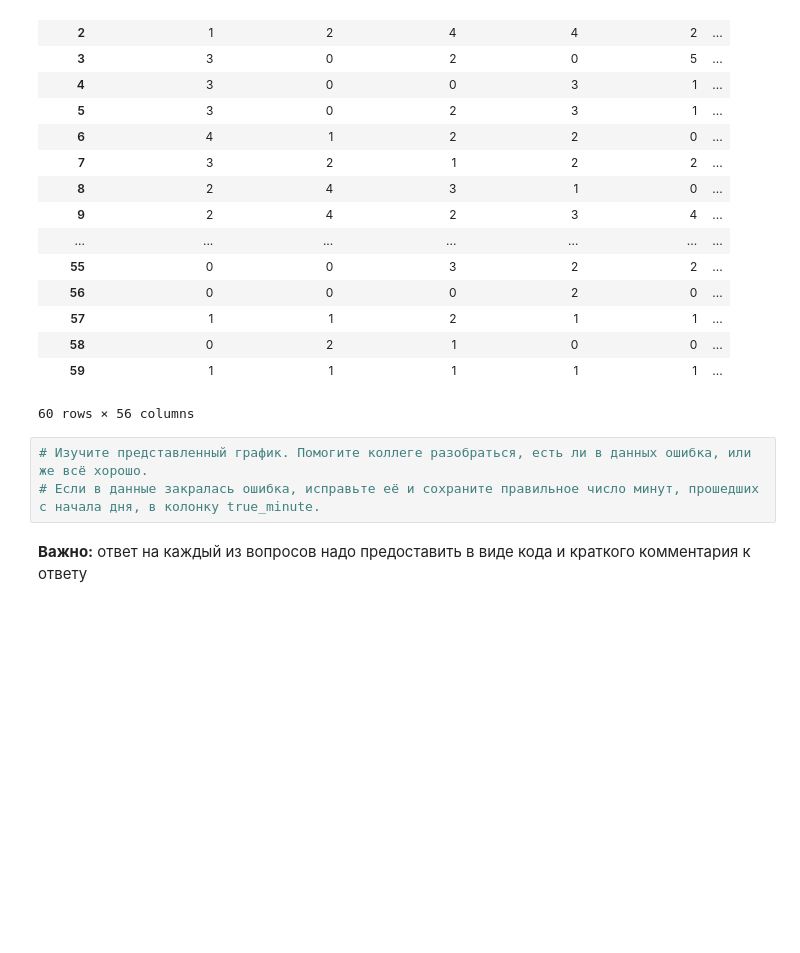
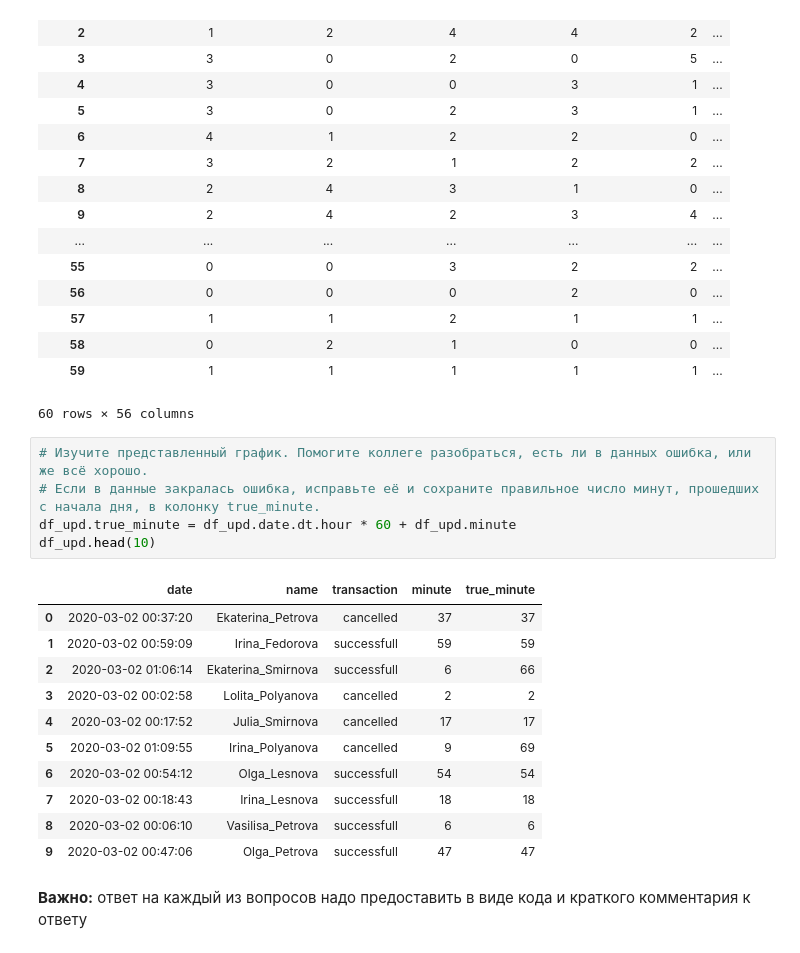
Before and after one commit to AlifCourseDA/lesson-7-9-pandas-and-its-applications-Farid1405, a Jupyter notebook: hw_6_pandas(part2).ipynb, the cells around one changed output. Cells and saved outputs as stored; diff of their text form; blank space fills up the shorter version.

```diff
--- a/hw_6_pandas(part2).ipynb
+++ b/hw_6_pandas(part2).ipynb
@@ -210,6 +210,20 @@ user_vs_minute_pivot
 # %%
 # Изучите представленный график. Помогите коллеге разобраться, есть ли в данных ошибка, или же всё хорошо.
 # Если в данные закралась ошибка, исправьте её и сохраните правильное число минут, прошедших с начала дня, в колонку true_minute.
+df_upd.true_minute = df_upd.date.dt.hour * 60 + df_upd.minute
+df_upd.head(10)
+# %% [output]
+|  | date | name | transaction | minute | true_minute |
+| 0 | 2020-03-02 00:37:20 | Ekaterina_Petrova | cancelled | 37 | 37 |
+| 1 | 2020-03-02 00:59:09 | Irina_Fedorova | successfull | 59 | 59 |
+| 2 | 2020-03-02 01:06:14 | Ekaterina_Smirnova | successfull | 6 | 66 |
+| 3 | 2020-03-02 00:02:58 | Lolita_Polyanova | cancelled | 2 | 2 |
+| 4 | 2020-03-02 00:17:52 | Julia_Smirnova | cancelled | 17 | 17 |
+| 5 | 2020-03-02 01:09:55 | Irina_Polyanova | cancelled | 9 | 69 |
+| 6 | 2020-03-02 00:54:12 | Olga_Lesnova | successfull | 54 | 54 |
+| 7 | 2020-03-02 00:18:43 | Irina_Lesnova | successfull | 18 | 18 |
+| 8 | 2020-03-02 00:06:10 | Vasilisa_Petrova | successfull | 6 | 6 |
+| 9 | 2020-03-02 00:47:06 | Olga_Petrova | successfull | 47 | 47 |
 # %% [markdown]
 **Важно:** ответ на каждый из вопросов надо предоставить в виде кода и краткого комментария к ответу
 # %% [markdown]
```
